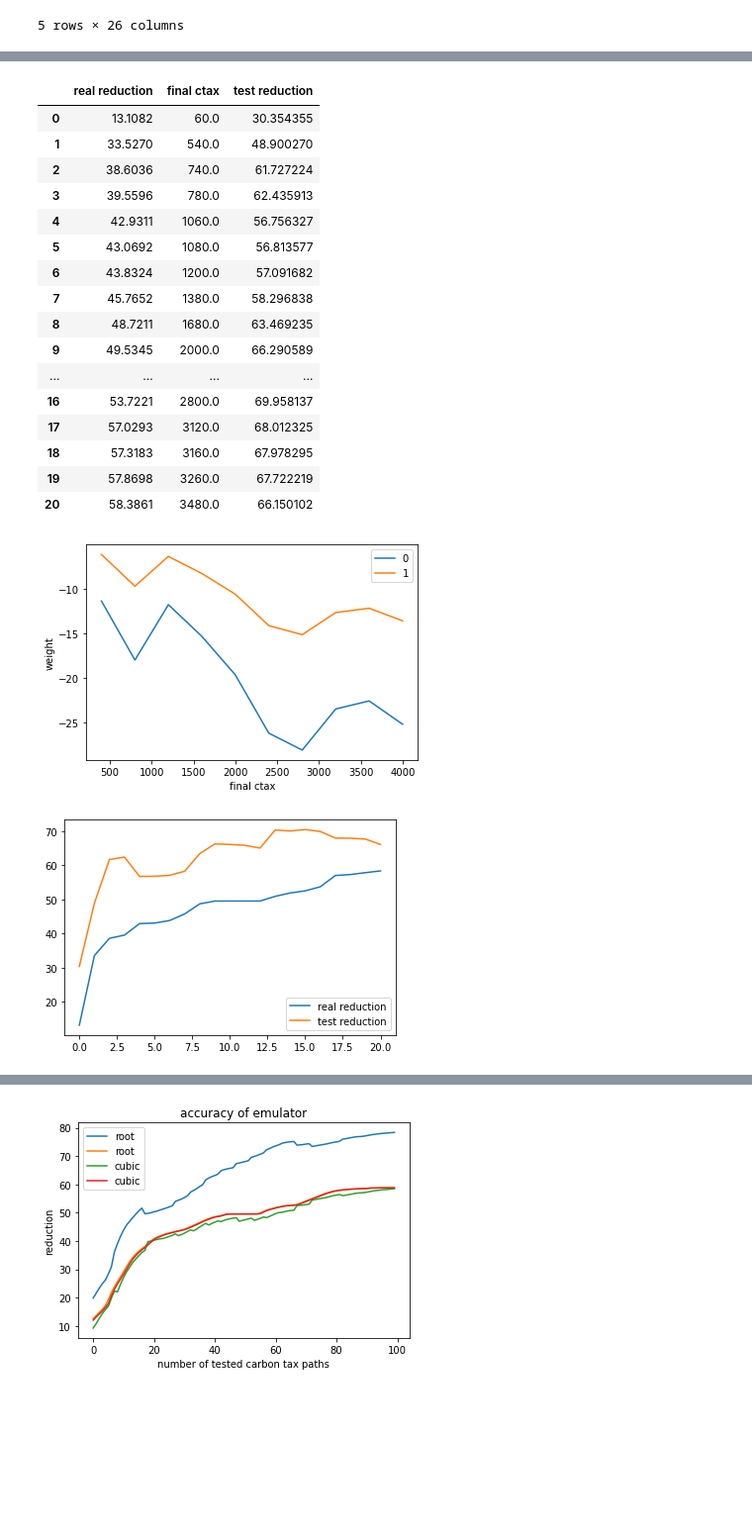
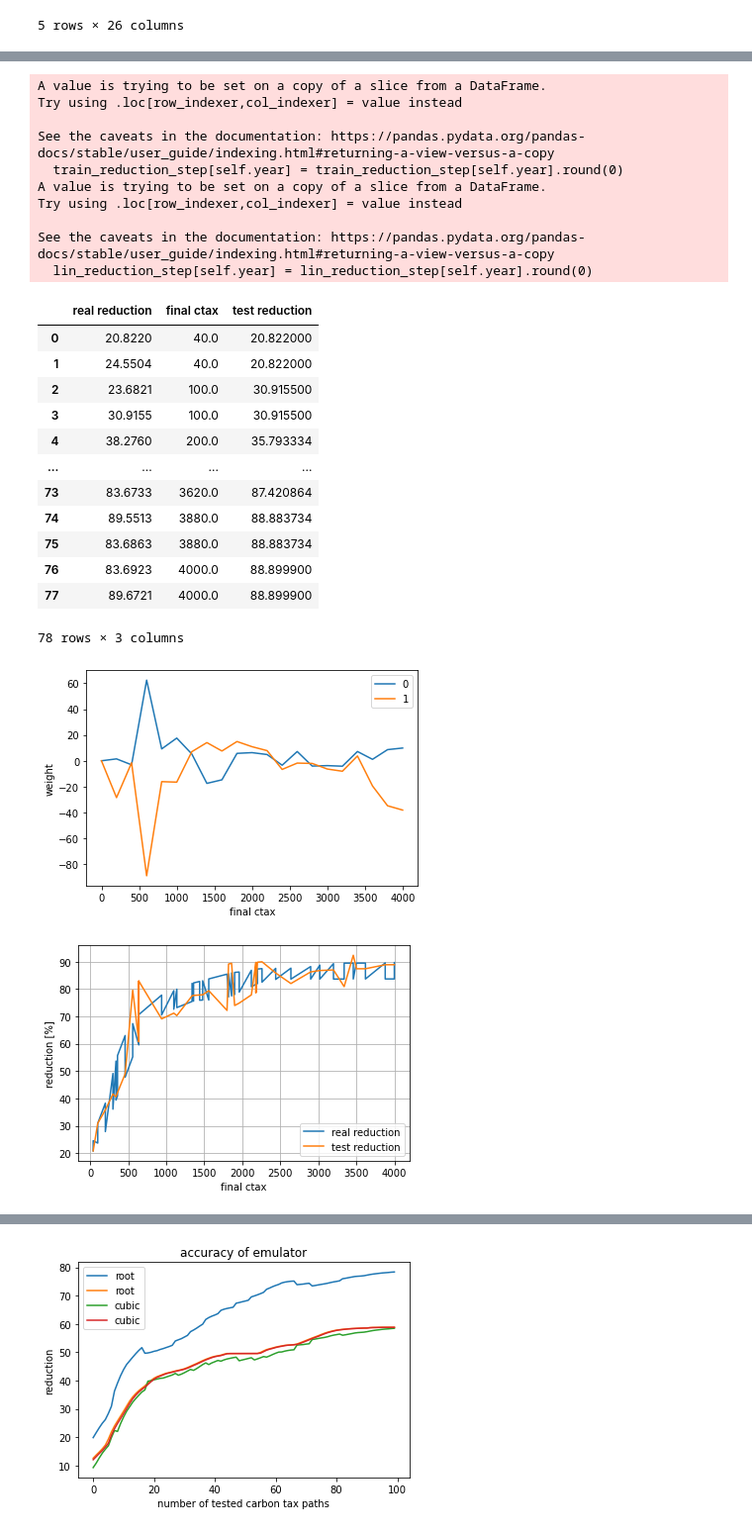
Before and after one commit to TVHTE/PBL_Code, a Jupyter notebook: Emulator/main.ipynb, the cells around one changed output, grey strips where cells are left out. Shown: that part at 99% size. Drawn from its saved outputs; the diff is of its cells as text; code cells hidden in the pictures; blank space fills up the shorter version.

```diff
--- a/Emulator/main.ipynb
+++ b/Emulator/main.ipynb
@@ -72,18 +72,20 @@ dit zijn global constants dus kan gewoon in kleine letters
 
 """
 
-year = 2040
+year = 2050
 region = 11
 TIMERSTEP = 5
+test_size = 0.1
+stepsize_ctax_paths = 10
+number_of_weights = 2
 # %%
 """
 prepare data using prepare_df
 
-input: MAC sets (df), YEAR, REGION, STEPSIZE
+input: MAC sets (df)
 
 output: ctax paths with reduction
 """
-
 reload(prepare_data)
 
 lin_reduction = prepare_data.reduction_df(df_linear, year, region)
@@ -94,7 +96,7 @@ lin_paths = prepare_data.find_path(lin_reduction, 'linear', TIMERSTEP)
 cubic_paths = prepare_data.find_path(cubic_reduction, 'cubic', TIMERSTEP)
 root_paths = prepare_data.find_path(root_reduction, 'cubicroot', TIMERSTEP)
 
-combi = pd.concat([cubic_paths, root_paths, lin_paths])
+combi = pd.concat([cubic_paths, root_paths])
 combi.year = cubic_paths.year
 combi.region = cubic_paths.region
 
@@ -117,9 +119,9 @@ output: trained dataset
 
 reload(emulate)
 
-x = emulate.CtaxRedEmulator(lin_paths, cubic_paths)
+x = emulate.CtaxRedEmulator(lin_paths, combi, test_size)
 
-x.train_ctax_path(20, 2)
+x.train_ctax_path(stepsize_ctax_paths, number_of_weights)
 
 x.test_ctax_paths()
 # %% [output]
@@ -138,22 +162,28 @@ weights dataframe:
+A value is trying to be set on a copy of a slice from a DataFrame.
+Try using .loc[row_indexer,col_indexer] = value instead
+
+See the caveats in the documentation: https://pandas.pydata.org/pandas-docs/stable/user_guide/indexing.html#returning-a-view-versus-a-copy
+  train_reduction_step[self.year] = train_reduction_step[self.year].round(0)
+A value is trying to be set on a copy of a slice from a DataFrame.
+Try using .loc[row_indexer,col_indexer] = value instead
+
+See the caveats in the documentation: https://pandas.pydata.org/pandas-docs/stable/user_guide/indexing.html#returning-a-view-versus-a-copy
+  lin_reduction_step[self.year] = lin_reduction_step[self.year].round(0)
 |  | real reduction | final ctax | test reduction |
-| 0 | 13.1082 | 60.0 | 30.354355 |
-| 1 | 33.5270 | 540.0 | 48.900270 |
-| 2 | 38.6036 | 740.0 | 61.727224 |
-| 3 | 39.5596 | 780.0 | 62.435913 |
-| 4 | 42.9311 | 1060.0 | 56.756327 |
-| 5 | 43.0692 | 1080.0 | 56.813577 |
-| 6 | 43.8324 | 1200.0 | 57.091682 |
-| 7 | 45.7652 | 1380.0 | 58.296838 |
-| 8 | 48.7211 | 1680.0 | 63.469235 |
-| 9 | 49.5345 | 2000.0 | 66.290589 |
+| 0 | 20.8220 | 40.0 | 20.822000 |
+| 1 | 24.5504 | 40.0 | 20.822000 |
+| 2 | 23.6821 | 100.0 | 30.915500 |
+| 3 | 30.9155 | 100.0 | 30.915500 |
+| 4 | 38.2760 | 200.0 | 35.793334 |
 | ... | ... | ... | ... |
-| 16 | 53.7221 | 2800.0 | 69.958137 |
-| 17 | 57.0293 | 3120.0 | 68.012325 |
-| 18 | 57.3183 | 3160.0 | 67.978295 |
-| 19 | 57.8698 | 3260.0 | 67.722219 |
-| 20 | 58.3861 | 3480.0 | 66.150102 |
+| 73 | 83.6733 | 3620.0 | 87.420864 |
+| 74 | 89.5513 | 3880.0 | 88.883734 |
+| 75 | 83.6863 | 3880.0 | 88.883734 |
+| 76 | 83.6923 | 4000.0 | 88.899900 |
+| 77 | 89.6721 | 4000.0 | 88.899900 |
+78 rows × 3 columns
-[figure, old version]
+[figure, new version]
-[figure, old version]
+[figure, new version]
 # %%
 reload(emulate)
 
```
Also changed, not shown: parts of 3 cells of this notebook, 1 other file.
